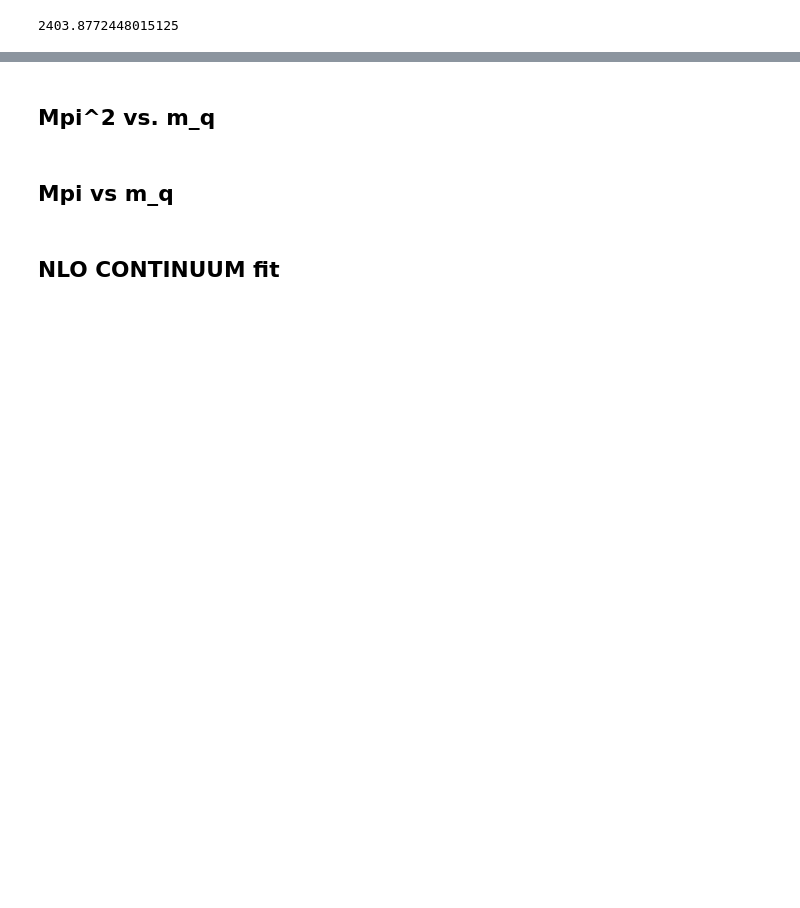
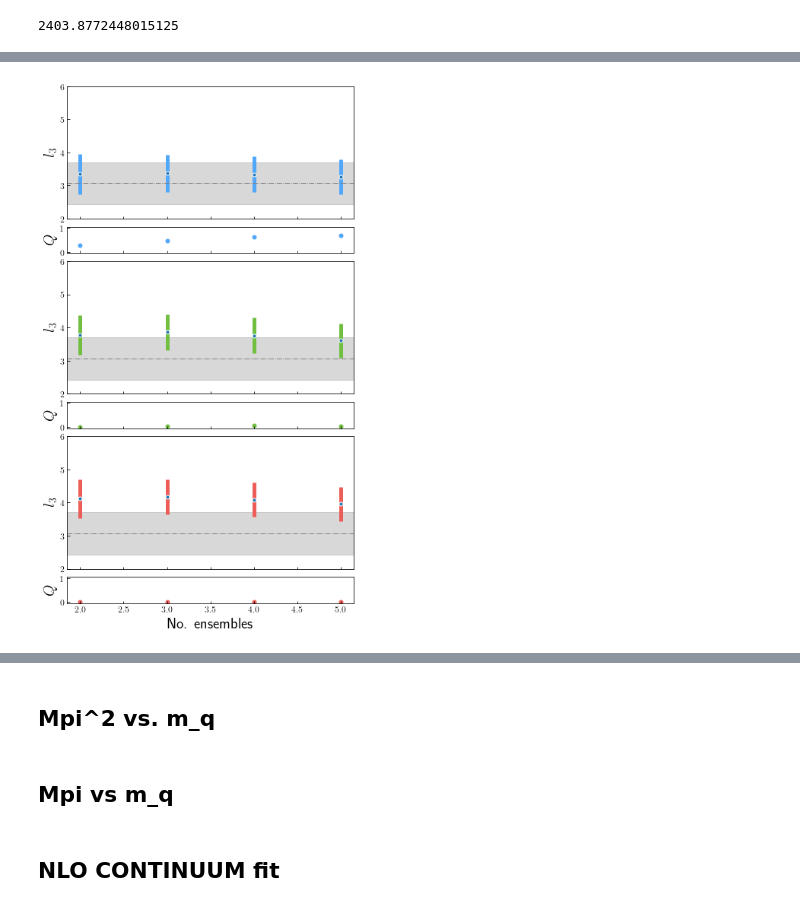
Before and after one commit to gdbrad/nucleon_sigma, a Jupyter notebook: notebooks/mpi.ipynb, the cells around one changed output, grey strips where cells are left out. Cells and saved outputs as stored; diff of their text form; code cells hidden in the pictures; blank space fills up the shorter version.

Commit message:
maxpt routine

```diff
--- a/notebooks/mpi.ipynb
+++ b/notebooks/mpi.ipynb
@@ -59,0 +293,97 @@ data
+# %%
+colormap = {
+    'a06' : '#6A5ACD',
+    'a09' : '#51a7f9',
+    'a12' : '#70bf41',
+    'a15' : '#ec5d57',
+}
+f = open('models.yaml', 'r')
+models = yaml.load(f,Loader=yaml.FullLoader)
+model_info = {}
+for item in models.values():
+    model_info_mpi = item['mpi:l_lo:d_lo:x_lo']
+    #model_info_mpi = item['mpi:l_n2lo:d_n2lo:x_n2lo']
+prior = {}
+l_3_flag = gv.gvar(3.07,.64)
+l_4_flag = gv.gvar(4.02,.45)
+#prior['M_sq'] = gv.gvar(140, 20)
+
+#quark mass dependence of l_3 given through:
+prior['l_3'] = (l_3_flag + np.log(phys_point_data['eps_pi']**2)) / (-4)
+prior['l_4'] = (l_4_flag + np.log(phys_point_data['eps_pi']**2))
+prior['c_{mpi,2F}'] = gv.gvar(0,20) - (6*l_3_flag) + l_4_flag - 1/4
+prior['c_{mpi,1F}'] = gv.gvar(0,20) - l_3_flag*(1+4*l_3_flag - l_4_flag)
+prior['d_{mpi,a}']  = gv.gvar(0,4)
+prior['d_{mpi,ll}'] = gv.gvar(0,4)
+prior['d_{mpi,al}'] = gv.gvar(0,4)
+prior['d_{mpi,aa}'] = gv.gvar(0,4)
+# quark condensate := mpi^2 / 2m_q
+prior['B'] = gv.gvar(3000,1000)
+
+num_ensembles = np.arange(2,6)
+l_3 = {}
+eps2_a = {}
+
+for a_xx in np.unique([ens.split('m')[0] for ens in  all_ensembles]):
+    #print(all_ensembles)
+
+    l_3[a_xx] = {}
+    l_3[a_xx]['value'] = []
+    l_3[a_xx]['q'] = []
+    l_3[a_xx]['prior'] = []
+
+    eps2_a[a_xx] = {}
+    eps2_a[a_xx]['value'] = []
+
+
+    for num in num_ensembles:
+        ensembles = [ens for ens in all_ensembles if ens.startswith(a_xx)]
+        #print(ensembles)
+        if len(ensembles) >= num:
+            ensembles = ensembles[:num]
+            data= input_output.get_data(scheme='w0_org',units='phys',include_phys=False,ensembles=ensembles)
+            fit_mpi = mpi_fit.fit_routine(prior=prior, data=data, model_info=model_info_mpi)
+            fit = fit_mpi.fit
+
+            l_3[a_xx]['value'].append((fit.p['l_3']*(-4) - np.log(phys_point_data['eps_pi']**2)))
+            l_3[a_xx]['q'].append(fit.Q)
+            l_3[a_xx]['prior'].append((fit.prior['l_3']*(-4) - np.log(phys_point_data['eps_pi']**2)))
+
+            eps2_a[a_xx]['value'].append(fit.p['eps2_a'])
+
+fig, (ax_value_a09, ax_q_a09, ax_value_a12, ax_q_a12, ax_value_a15, ax_q_a15) = plt.subplots(nrows=6, sharex=True, gridspec_kw={'height_ratios': [5, 1, 5, 1, 5, 1], 'wspace':0.0, 'hspace':0.1})
+fig.set_figheight(fig.get_size_inches()[1] *3)
+
+for a_xx, ax_value, ax_q in zip(l_3, [ax_value_a09, ax_value_a12, ax_value_a15], [ax_q_a09, ax_q_a12, ax_q_a15]):
+
+    ax_value.errorbar(
+        x=num_ensembles,
+        y=gv.mean(l_3[a_xx]['value']),
+        xerr=0.0,
+        yerr=gv.sdev(l_3[a_xx]['value']),
+        capsize=0.0, mec='white', ms=10.0,
+        ecolor=colormap[a_xx],
+        elinewidth=5.0, fmt = '.')
+
+    ax_q.scatter(
+        x=num_ensembles,
+        y=l_3[a_xx]['q'],
+        color=colormap[a_xx]
+    )
+
+    pm = lambda g, k : gv.mean(g) + k*gv.sdev(g)
+    ax_value.axhspan(pm(l_3_flag, -1), pm(l_3_flag, +1), alpha=0.3, color='grey', label='PDG/FLAG')
+    ax_value.axhline(pm(l_3_flag, 0), ls='-.', color='grey')
+
+    ax_value.set_ylabel('$l_3$')
+    ax_q.set_ylabel('$Q$')
+    ax_q.set_ylim(-0.05, 1.05)
+
+    # if (y_ax_min is not None) and (y_ax_max is not None):
+    ax_value.set_ylim(2, 6)
+
+ax_q_a15.set_xlabel('No. ensembles')
+print(l_3)
+#fig.savefig('../tmp/l_3_vs_num_ensembles.png')
+plt.show()
+# %% [output]
@@ -59,0 +391 @@ data
+[figure, added]
```
Also changed, not shown: parts of 22 cells of this notebook, 4 other files.
